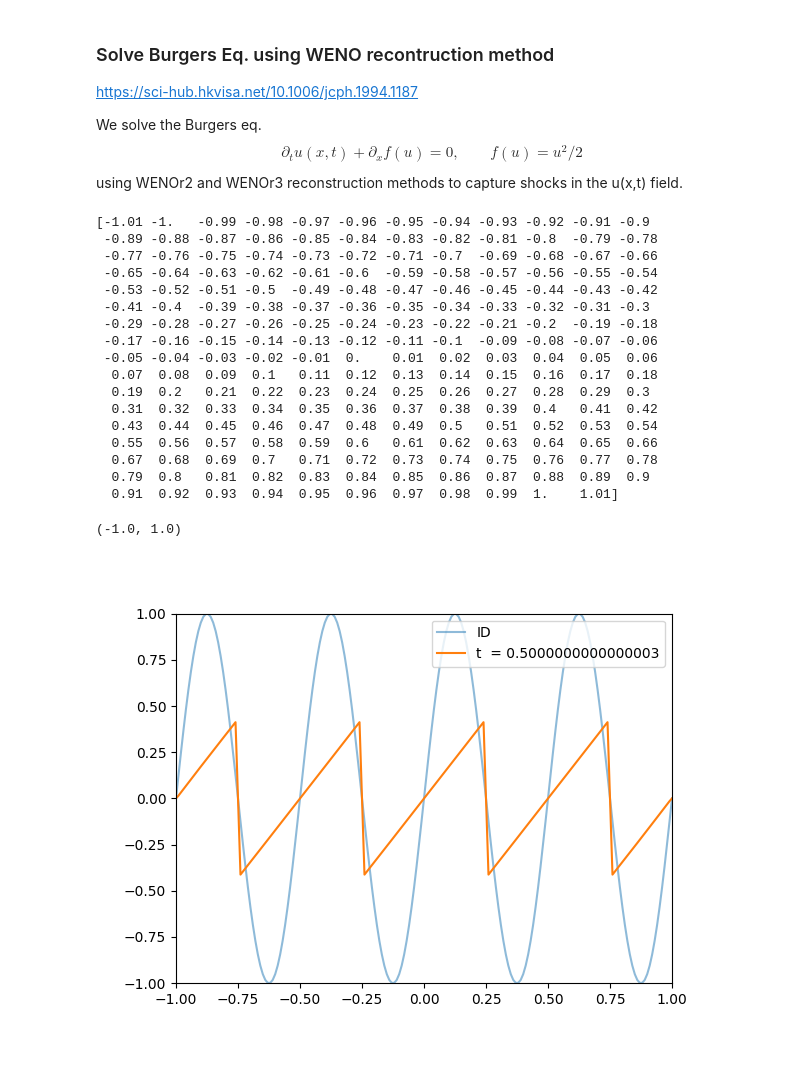
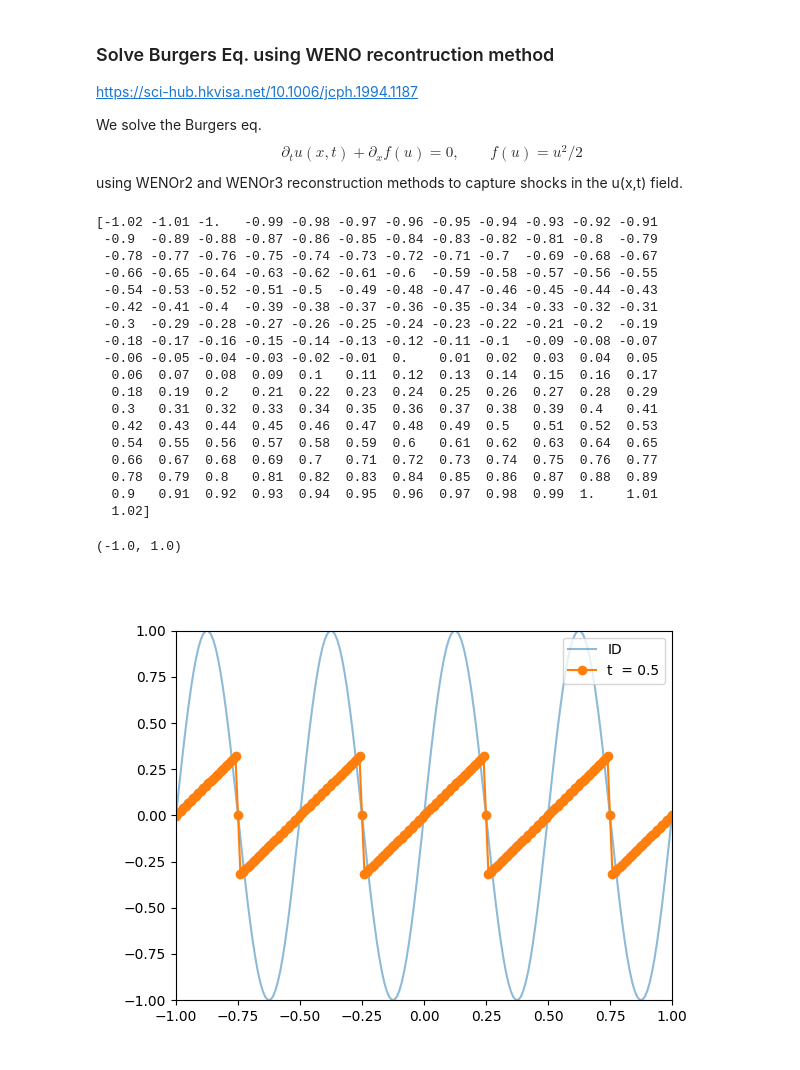
Before and after one commit to LoreCip/LQG-BH-Collapse, a Jupyter notebook: Notebooks/weno.ipynb, the cells around one changed output. Cells and saved outputs as stored; diff of their text form; code cells hidden in the pictures.

```diff
--- a/Notebooks/weno.ipynb
+++ b/Notebooks/weno.ipynb
@@ -246,26 +248,33 @@ def flux(a, b, u):
         return max(f(u_dec))
         # u_cont = interp1d(u, -f(u), bounds_error = False, fill_value = (-f(u[0]), -f(u[-1])))
         # return minimize_scalar(u_cont, bounds=(b, a), method='bounded').x
+# %%
+@njit
+def PBC(arr, n_ghost):
+    """
+    # Left ghost equals last valid point
+    arr[0] = arr[-2]
+    # Right ghost equals first valid point
+    arr[-1] = arr[1]
+    """
+    arr[:n_ghost] = arr[-2*n_ghost:-n_ghost]
+    arr[-n_ghost:]= arr[n_ghost:2*n_ghost]
+    return arr
 # %%
-@njit
-def PBC(arr):
-    # Left ghost equals last valid point
-    arr[0] = arr[-2]
-    # Right ghost equals first valid point
-    arr[-1] = arr[1]
-    return arr
-
-
 from tqdm.notebook import tqdm
 
-n_ghost = 1
+r = 3
+
+if r == 2:
+    n_ghost = 1
+elif r == 3:
+    n_ghost = 2
 
 h = 1e-2
 nx = int(2 / h + 1 + 2*n_ghost)
 # xs = np.linspace(-5, 5, nx)
-xs = np.array([(i-1)*h - 1 for i in range(nx)])
+xs = np.array([(i-n_ghost)*h - 1 for i in range(nx)])
 
-print(xs)
 
 u_prev = np.ones(len(xs)) # 1 + phys + 1
 # Phys
@@ -273,7 +282,7 @@ u_prev = np.ones(len(xs)) # 1 + phys + 1
 # u_prev[(xs>-0.1) & (xs < 0.1)] = 1
 # u_prev[n_ghost:-n_ghost] = np.exp(-200*xs[n_ghost:-n_ghost]**2)
 u_prev[n_ghost:-n_ghost] = np.sin(4 * np.pi * xs[n_ghost:-n_ghost])
-u_prev = PBC(u_prev)
+u_prev = PBC(u_prev, n_ghost)
 
 # Ghosts
 # u_prev = BC(u_prev)
@@ -281,7 +290,6 @@ u_prev = PBC(u_prev)
 
 N_it = 500
 
-r = 3
 
 sol = np.zeros((len(u_prev[n_ghost:-n_ghost]), 3))
 sol[:, 0] = u_prev[n_ghost:-n_ghost].copy()
@@ -290,7 +298,7 @@ t = 0
 dt = 1e-3
 for i in tqdm(range(N_it)):
 
-    u_next = TDV_RK(r, u_prev, xs, h, dt)
+    u_next = TDV_RK(r, u_prev, xs, h, dt, n_ghost)
     u_prev = u_next.copy()
 
     if t == 0.06:
@@ -301,43 +309,44 @@ for i in tqdm(range(N_it)):
 
 sol[:, 2] = u_next[n_ghost:-n_ghost].copy()
 # %% [output]
-[-1.01 -1.   -0.99 -0.98 -0.97 -0.96 -0.95 -0.94 -0.93 -0.92 -0.91 -0.9
- -0.89 -0.88 -0.87 -0.86 -0.85 -0.84 -0.83 -0.82 -0.81 -0.8  -0.79 -0.78
- -0.77 -0.76 -0.75 -0.74 -0.73 -0.72 -0.71 -0.7  -0.69 -0.68 -0.67 -0.66
- -0.65 -0.64 -0.63 -0.62 -0.61 -0.6  -0.59 -0.58 -0.57 -0.56 -0.55 -0.54
- -0.53 -0.52 -0.51 -0.5  -0.49 -0.48 -0.47 -0.46 -0.45 -0.44 -0.43 -0.42
- -0.41 -0.4  -0.39 -0.38 -0.37 -0.36 -0.35 -0.34 -0.33 -0.32 -0.31 -0.3
- -0.29 -0.28 -0.27 -0.26 -0.25 -0.24 -0.23 -0.22 -0.21 -0.2  -0.19 -0.18
- -0.17 -0.16 -0.15 -0.14 -0.13 -0.12 -0.11 -0.1  -0.09 -0.08 -0.07 -0.06
- -0.05 -0.04 -0.03 -0.02 -0.01  0.    0.01  0.02  0.03  0.04  0.05  0.06
-  0.07  0.08  0.09  0.1   0.11  0.12  0.13  0.14  0.15  0.16  0.17  0.18
-  0.19  0.2   0.21  0.22  0.23  0.24  0.25  0.26  0.27  0.28  0.29  0.3
-  0.31  0.32  0.33  0.34  0.35  0.36  0.37  0.38  0.39  0.4   0.41  0.42
-  0.43  0.44  0.45  0.46  0.47  0.48  0.49  0.5   0.51  0.52  0.53  0.54
-  0.55  0.56  0.57  0.58  0.59  0.6   0.61  0.62  0.63  0.64  0.65  0.66
-  0.67  0.68  0.69  0.7   0.71  0.72  0.73  0.74  0.75  0.76  0.77  0.78
-  0.79  0.8   0.81  0.82  0.83  0.84  0.85  0.86  0.87  0.88  0.89  0.9
-  0.91  0.92  0.93  0.94  0.95  0.96  0.97  0.98  0.99  1.    1.01]
+[-1.02 -1.01 -1.   -0.99 -0.98 -0.97 -0.96 -0.95 -0.94 -0.93 -0.92 -0.91
+ -0.9  -0.89 -0.88 -0.87 -0.86 -0.85 -0.84 -0.83 -0.82 -0.81 -0.8  -0.79
+ -0.78 -0.77 -0.76 -0.75 -0.74 -0.73 -0.72 -0.71 -0.7  -0.69 -0.68 -0.67
+ -0.66 -0.65 -0.64 -0.63 -0.62 -0.61 -0.6  -0.59 -0.58 -0.57 -0.56 -0.55
+ -0.54 -0.53 -0.52 -0.51 -0.5  -0.49 -0.48 -0.47 -0.46 -0.45 -0.44 -0.43
+ -0.42 -0.41 -0.4  -0.39 -0.38 -0.37 -0.36 -0.35 -0.34 -0.33 -0.32 -0.31
+ -0.3  -0.29 -0.28 -0.27 -0.26 -0.25 -0.24 -0.23 -0.22 -0.21 -0.2  -0.19
+ -0.18 -0.17 -0.16 -0.15 -0.14 -0.13 -0.12 -0.11 -0.1  -0.09 -0.08 -0.07
+ -0.06 -0.05 -0.04 -0.03 -0.02 -0.01  0.    0.01  0.02  0.03  0.04  0.05
+  0.06  0.07  0.08  0.09  0.1   0.11  0.12  0.13  0.14  0.15  0.16  0.17
+  0.18  0.19  0.2   0.21  0.22  0.23  0.24  0.25  0.26  0.27  0.28  0.29
+  0.3   0.31  0.32  0.33  0.34  0.35  0.36  0.37  0.38  0.39  0.4   0.41
+  0.42  0.43  0.44  0.45  0.46  0.47  0.48  0.49  0.5   0.51  0.52  0.53
+  0.54  0.55  0.56  0.57  0.58  0.59  0.6   0.61  0.62  0.63  0.64  0.65
+  0.66  0.67  0.68  0.69  0.7   0.71  0.72  0.73  0.74  0.75  0.76  0.77
+  0.78  0.79  0.8   0.81  0.82  0.83  0.84  0.85  0.86  0.87  0.88  0.89
+  0.9   0.91  0.92  0.93  0.94  0.95  0.96  0.97  0.98  0.99  1.    1.01
+  1.02]
 # %%
 # ex = np.zeros_like(xs)
 # ex[xs < 0.25] = 1
 
 fig = plt.figure()
 
 # plt.plot(xs, ex, 'k', label = 'Exact at t = 0.5')
 
 plt.plot(xs[n_ghost:-n_ghost], sol[:, 0],       alpha = 0.5, label = 'ID')
 # plt.plot(xs[n_ghost:-n_ghost], sol[:, 1],       alpha = 0.5, label = f'{t1 = }')
-plt.plot(xs[n_ghost:-n_ghost], sol[:, 2], '-',              label = f'{t  = }')
+plt.plot(xs[n_ghost:-n_ghost], sol[:, 2], 'o-',              label = f't  = {np.round(t,2)}')
 
 plt.legend()
 
 # plt.axvline(0.5    , alpha = 0.5, color = 'k', ls = '--')
 # plt.axvline(0.25   , alpha = 0.5, color = 'k', ls = '--')
 # plt.axvline(0.125/2, alpha = 0.5, color = 'k', ls = '--')
 
 plt.ylim((-1,1))
 plt.xlim((-1, 1))
 # %% [output]
 (-1.0, 1.0)
-[figure, old version]
+[figure, new version]
```
Also changed, not shown: parts of 2 cells of this notebook, 3 other files.
